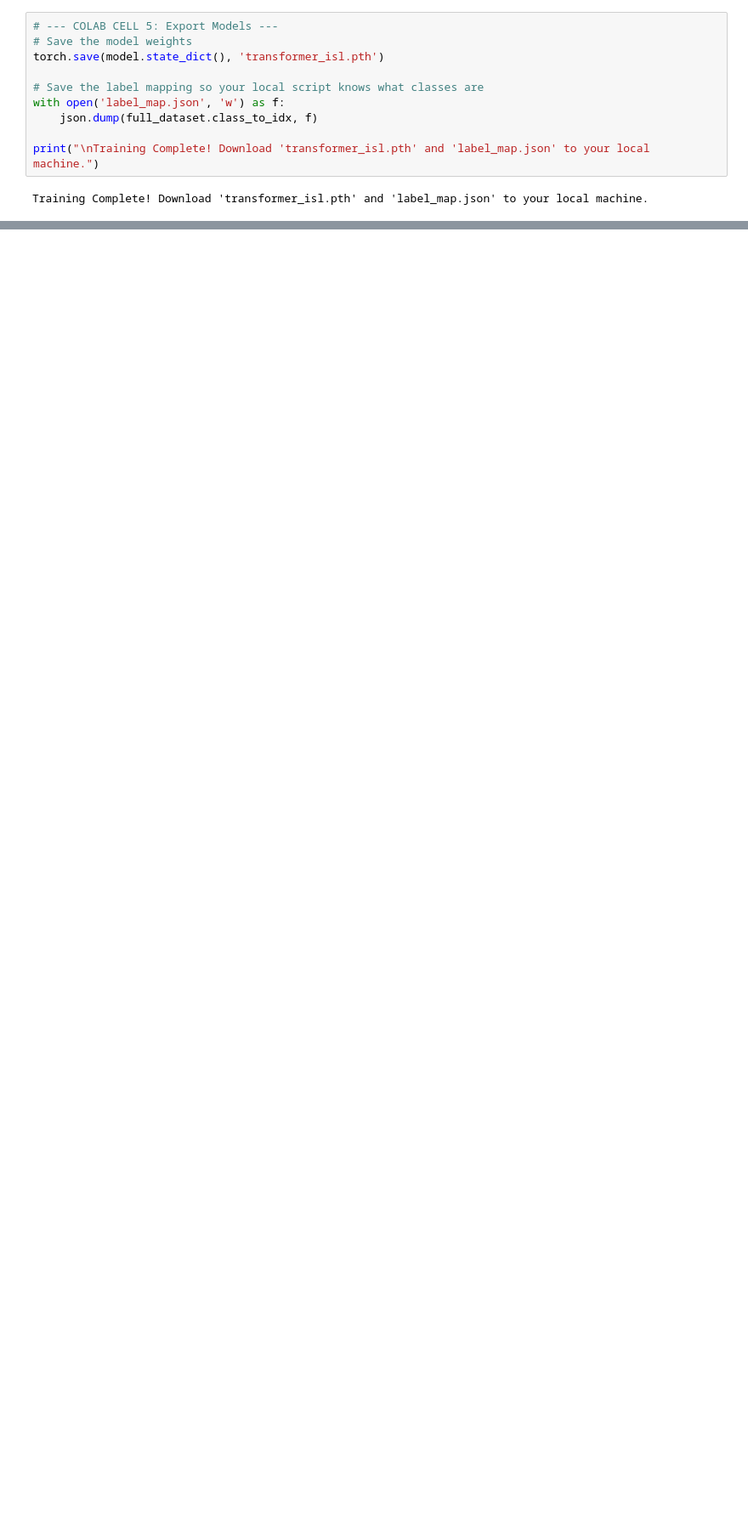
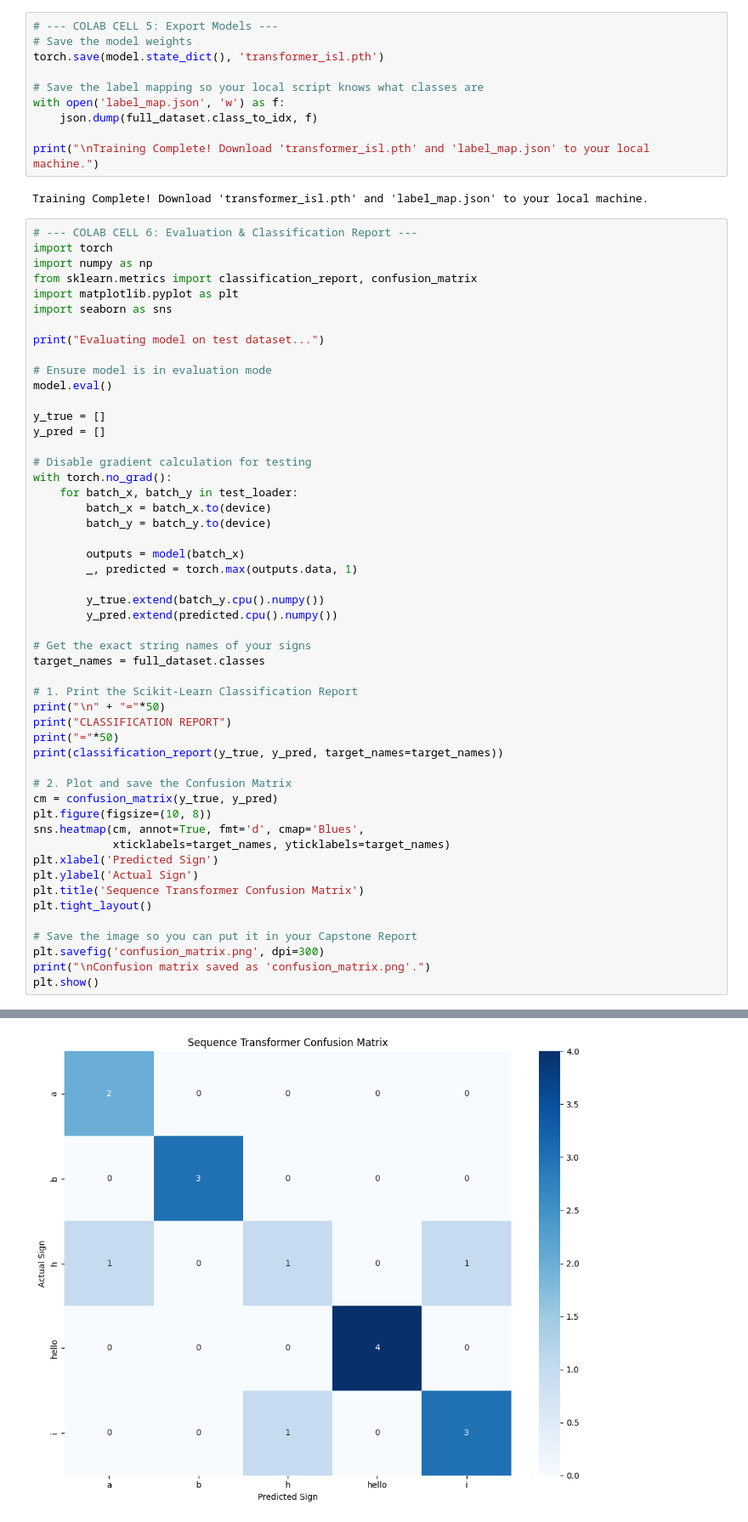
Before and after one commit to Kalpak26/ISL_Transformer, a Jupyter notebook: src/ISL_Seq_Transformer.ipynb, the cells around one changed output, grey strips where cells are left out. Shown at 85% size. Drawn from its saved outputs; the diff is of its cells as text; blank space fills up the shorter version.

Commit message:
Updated Training File with testing code
- Using Test_loader split, might need more data to better results

```diff
--- a/src/ISL_Seq_Transformer.ipynb
+++ b/src/ISL_Seq_Transformer.ipynb
@@ -174,3 +174,55 @@ with open('label_map.json', 'w') as f:
 print("\nTraining Complete! Download 'transformer_isl.pth' and 'label_map.json' to your local machine.")
 # %% [output]
 Training Complete! Download 'transformer_isl.pth' and 'label_map.json' to your local machine.
+# %%
+# --- COLAB CELL 6: Evaluation & Classification Report ---
+import torch
+import numpy as np
+from sklearn.metrics import classification_report, confusion_matrix
+import matplotlib.pyplot as plt
+import seaborn as sns
+
+print("Evaluating model on test dataset...")
+
+# Ensure model is in evaluation mode
+model.eval()
+
+y_true = []
+y_pred = []
+
+# Disable gradient calculation for testing
+with torch.no_grad():
+    for batch_x, batch_y in test_loader:
+        batch_x = batch_x.to(device)
+        batch_y = batch_y.to(device)
+
+        outputs = model(batch_x)
+        _, predicted = torch.max(outputs.data, 1)
+
+        y_true.extend(batch_y.cpu().numpy())
+        y_pred.extend(predicted.cpu().numpy())
+
+# Get the exact string names of your signs
+target_names = full_dataset.classes
+
+# 1. Print the Scikit-Learn Classification Report
+print("\n" + "="*50)
+print("CLASSIFICATION REPORT")
+print("="*50)
+print(classification_report(y_true, y_pred, target_names=target_names))
+
+# 2. Plot and save the Confusion Matrix
+cm = confusion_matrix(y_true, y_pred)
+plt.figure(figsize=(10, 8))
+sns.heatmap(cm, annot=True, fmt='d', cmap='Blues',
+            xticklabels=target_names, yticklabels=target_names)
+plt.xlabel('Predicted Sign')
+plt.ylabel('Actual Sign')
+plt.title('Sequence Transformer Confusion Matrix')
+plt.tight_layout()
+
+# Save the image so you can put it in your Capstone Report
+plt.savefig('confusion_matrix.png', dpi=300)
+print("\nConfusion matrix saved as 'confusion_matrix.png'.")
+plt.show()
+# %% [output]
@@ -176,0 +248 @@ Training Complete! Download 'transformer_isl.pth' and 'label_map.json' to your l
+[figure, added]
```
Also changed, not shown: parts of 2 cells of this notebook.
